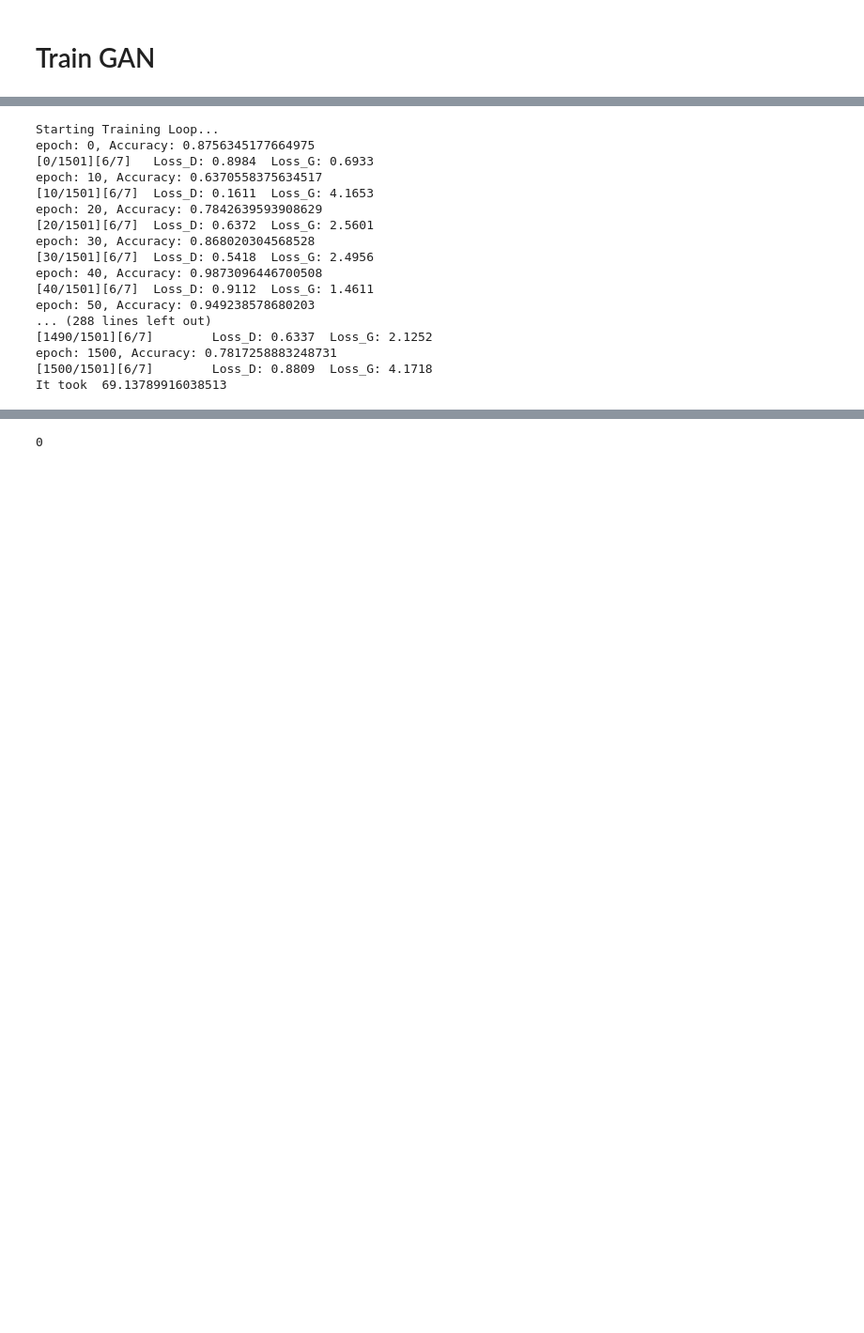
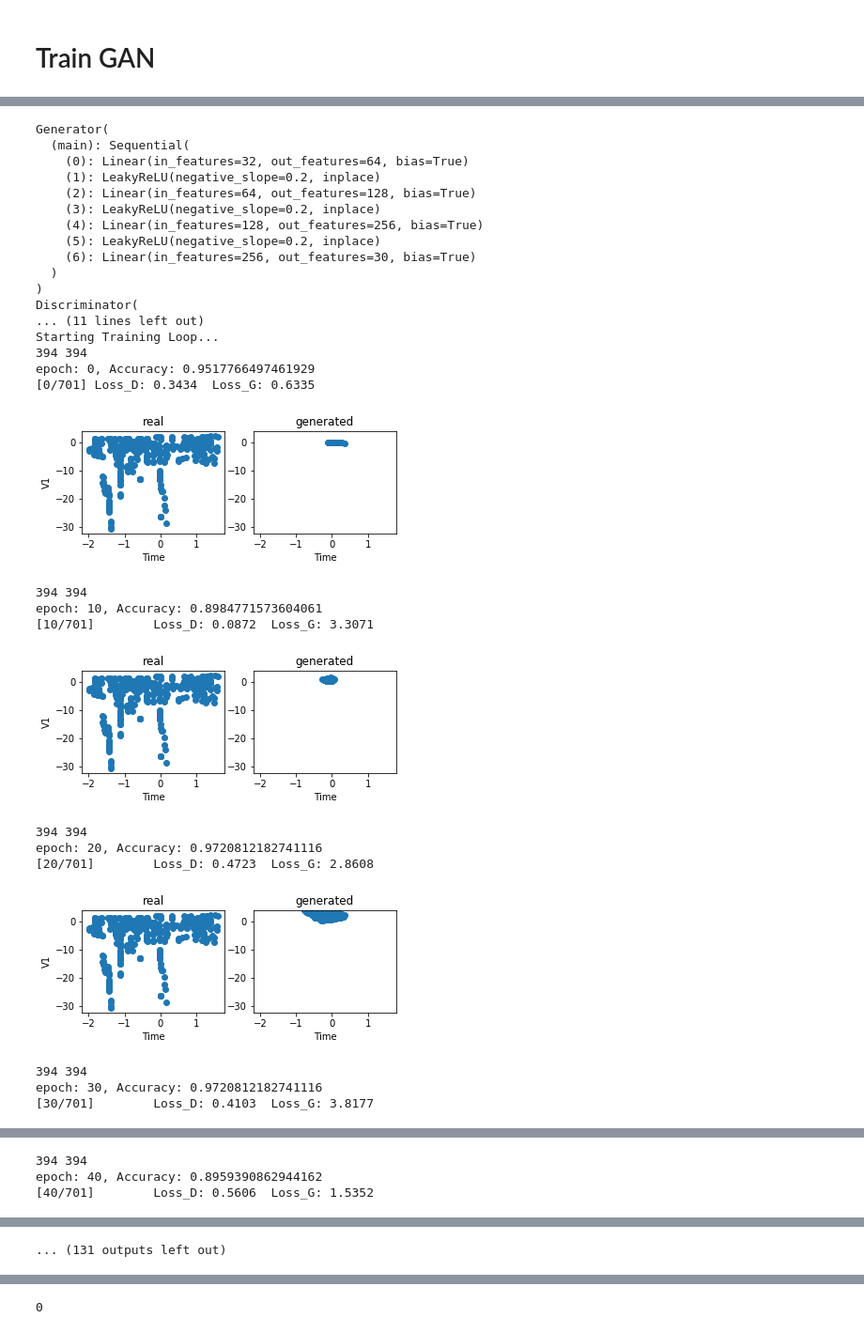
Before and after one commit to chinne/masterthesis, a Jupyter notebook: 02_GAN.ipynb, the cells around one changed output, grey strips where cells are left out. Shown at 94% size. Saved outputs shown, nothing was run; the diff lists cells and outputs as text; code cells hidden in the pictures; blank space fills up the shorter version.

```diff
--- a/02_GAN.ipynb
+++ b/02_GAN.ipynb
@@ -58,0 +59,8 @@ train = pd.concat([train_X, train_y], axis=1)
+# %%
+sc = StandardScaler()
+train.loc[:,'Amount'] = sc.fit_transform(train.Amount.values.reshape(-1, 1))
+train.loc[:,'Time'] = sc.fit_transform(train.Time.values.reshape(-1, 1))
+test.loc[:,'Amount'] = sc.transform(test.Amount.values.reshape(-1, 1))
+test.loc[:,'Time'] = sc.transform(test.Time.values.reshape(-1, 1))
+# train.drop('Time',axis=1, inplace=True)
+# test.drop('Time', axis=1, inplace=True)
@@ -100,20 +124,32 @@ df.dataset.features.size(1)
 # %%
-xgblosses, G_losses, D_losses = gan.train(df, randomNoise_dim = 29, hidden_dim = 64, realData_dim =df.dataset.features.size(1), lr = 0.002, num_epochs=1500, device='cpu')
+xgblosses, G_losses, D_RealLosses, D_FakeLosses, generated_data, real_data_list = gan.train(dataloader, randomNoise_dim = 32, hidden_dim = 64, realData_dim =dataloader.dataset.features.size(1), lr = 0.002, num_epochs=700, feature_cols=feature_cols, device='cpu')
 # %% [output]
+Generator(
+  (main): Sequential(
+    (0): Linear(in_features=32, out_features=64, bias=True)
+    (1): LeakyReLU(negative_slope=0.2, inplace)
+    (2): Linear(in_features=64, out_features=128, bias=True)
+    (3): LeakyReLU(negative_slope=0.2, inplace)
+    (4): Linear(in_features=128, out_features=256, bias=True)
+    (5): LeakyReLU(negative_slope=0.2, inplace)
+    (6): Linear(in_features=256, out_features=30, bias=True)
+  )
+)
+Discriminator(
+... (11 lines left out)
 Starting Training Loop...
-epoch: 0, Accuracy: 0.8756345177664975
-[0/1501][6/7]   Loss_D: 0.8984  Loss_G: 0.6933
-epoch: 10, Accuracy: 0.6370558375634517
-[10/1501][6/7]  Loss_D: 0.1611  Loss_G: 4.1653
-epoch: 20, Accuracy: 0.7842639593908629
-[20/1501][6/7]  Loss_D: 0.6372  Loss_G: 2.5601
-epoch: 30, Accuracy: 0.868020304568528
-[30/1501][6/7]  Loss_D: 0.5418  Loss_G: 2.4956
-epoch: 40, Accuracy: 0.9873096446700508
-[40/1501][6/7]  Loss_D: 0.9112  Loss_G: 1.4611
-epoch: 50, Accuracy: 0.949238578680203
-... (288 lines left out)
-[1490/1501][6/7]        Loss_D: 0.6337  Loss_G: 2.1252
-epoch: 1500, Accuracy: 0.7817258883248731
-[1500/1501][6/7]        Loss_D: 0.8809  Loss_G: 4.1718
-It took  69.13789916038513
+394 394
+epoch: 0, Accuracy: 0.9517766497461929
+[0/701] Loss_D: 0.3434  Loss_G: 0.6335
+[figure, added]
+394 394
+epoch: 10, Accuracy: 0.8984771573604061
+[10/701]        Loss_D: 0.0872  Loss_G: 3.3071
+[figure, added]
+394 394
+epoch: 20, Accuracy: 0.9720812182741116
+[20/701]        Loss_D: 0.4723  Loss_G: 2.8608
+[figure, added]
+394 394
+epoch: 30, Accuracy: 0.9720812182741116
+[30/701]        Loss_D: 0.4103  Loss_G: 3.8177
@@ -119,0 +157,3 @@ It took  69.13789916038513
+394 394
+epoch: 40, Accuracy: 0.8959390862944162
+[40/701]        Loss_D: 0.5606  Loss_G: 1.5352
@@ -119,0 +165 @@ It took  69.13789916038513
+... (131 outputs left out)
```
Also changed, not shown: parts of 41 cells of this notebook, 23 other files.
